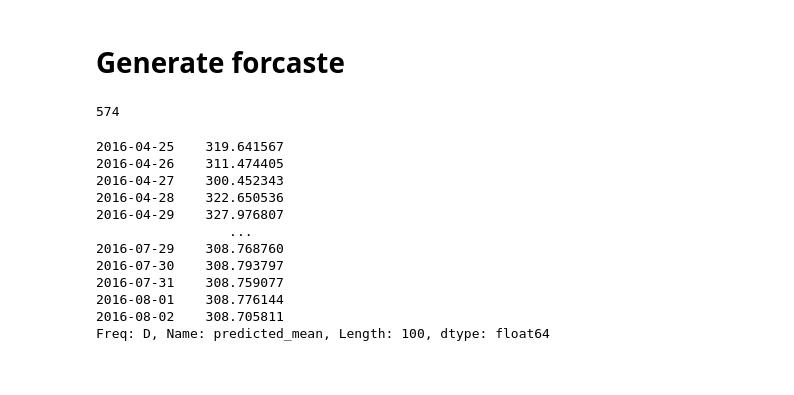
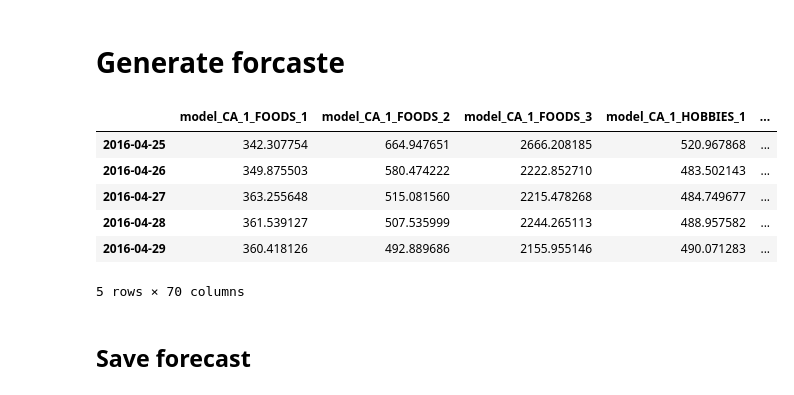
Before and after one commit to aqafridi/Walmart-Sales-Forecasting-v.2, a Jupyter notebook: sarimax_driver.ipynb, the cells around one changed output. Cells and saved outputs as stored; diff of their text form; code cells hidden in the pictures.

```diff
--- a/sarimax_driver.ipynb
+++ b/sarimax_driver.ipynb
@@ -34,8 +34,8 @@ aggregated_data = data_aggregator.aggregate(["store_id","dept_id"],"sum")
 data_formator =DataFormator(aggregated_data,calender)
 data = data_formator.format_data('store_id','dept_id')
 data.index.name='date'
-# impute_mean =ImputeMean(data)
-# data = impute_mean.replace_zero_with_mean()
+impute_mean =ImputeMean(data)
+data = impute_mean.replace_zero_with_mean()
 tts = TrainTestSplit( data, test_size=0.3, random_state=0,shuffle=False,stratify=None)
 X_train_, X_test_, y_train_, y_test_ = tts.split_data()
 y_train_.index.freq,y_test_.index.freq= 'd','d'
@@ -143,11 +150,8 @@ dict_keys(['best_param_CA_1_FOODS_1', 'best_param_CA_1_FOODS_2', 'best_param_CA_
 ### Model Training
 # %%
 trained_model={}
-j=0;
+
 for i in data.columns:
-    if j==3:
-        break;
-    j+=1;
 
     y_train_data_ = pd.DataFrame()
     y_train_data_[i] = data[i].astype('float')
@@ -157,7 +161,8 @@ for i in data.columns:
     model = sm.tsa.statespace.SARIMAX(
         y_train_data_[i],
         order=order,
-        seasonal_order=seasonal_order
+        seasonal_order=seasonal_order,
+        initialization='approximate_diffuse'
     )
     print(f"Traning model_{i} ........")
     trained_model["model_{0}".format(i)] =model.fit()
@@ -178,20 +194,17 @@ model = trained_model['model_CA_1_FOODS_1']
-# %%
-y_test_data_.shape[0]
-# %% [output]
-574
-# %%
-forecast = model.forecast(steps=100)
-forecast
-# %% [output]
-2016-04-25    319.641567
-2016-04-26    311.474405
-2016-04-27    300.452343
-2016-04-28    322.650536
-2016-04-29    327.976807
-                 ...
-2016-07-29    308.768760
-2016-07-30    308.793797
-2016-07-31    308.759077
-2016-08-01    308.776144
-2016-08-02    308.705811
-Freq: D, Name: predicted_mean, Length: 100, dtype: float64
+# %%
+total_forecast =pd.DataFrame()
+for i in trained_model.keys():
+    forecast = trained_model[i].forecast(steps=100)
+    total_forecast[i]=forecast
+# %%
+total_forecast.head()
+# %% [output]
+|  | model_CA_1_FOODS_1 | model_CA_1_FOODS_2 | model_CA_1_FOODS_3 | model_CA_1_HOBBIES_1 | ... |
+| 2016-04-25 | 342.307754 | 664.947651 | 2666.208185 | 520.967868 | ... |
+| 2016-04-26 | 349.875503 | 580.474222 | 2222.852710 | 483.502143 | ... |
+| 2016-04-27 | 363.255648 | 515.081560 | 2215.478268 | 484.749677 | ... |
+| 2016-04-28 | 361.539127 | 507.535999 | 2244.265113 | 488.957582 | ... |
+| 2016-04-29 | 360.418126 | 492.889686 | 2155.955146 | 490.071283 | ... |
+5 rows × 70 columns
+# %% [markdown]
+## Save forecast
```
Also changed, not shown: parts of 8 cells of this notebook, 4 other files.
